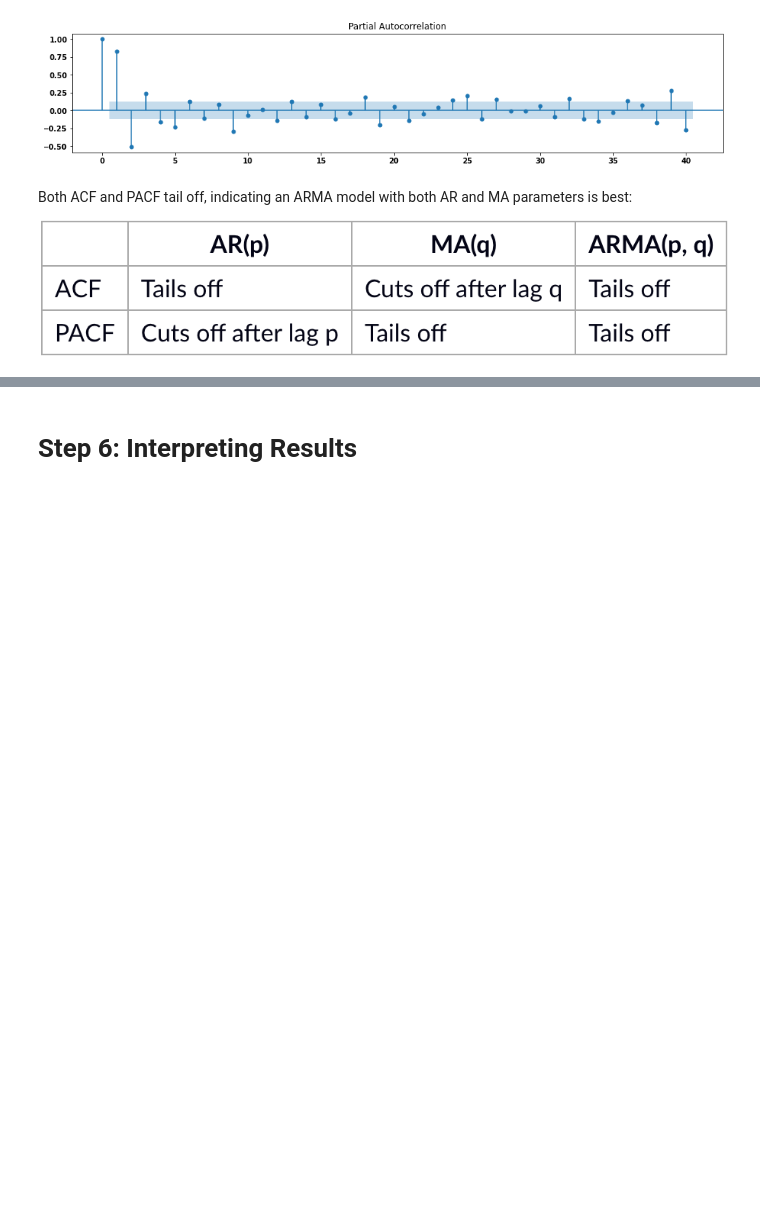
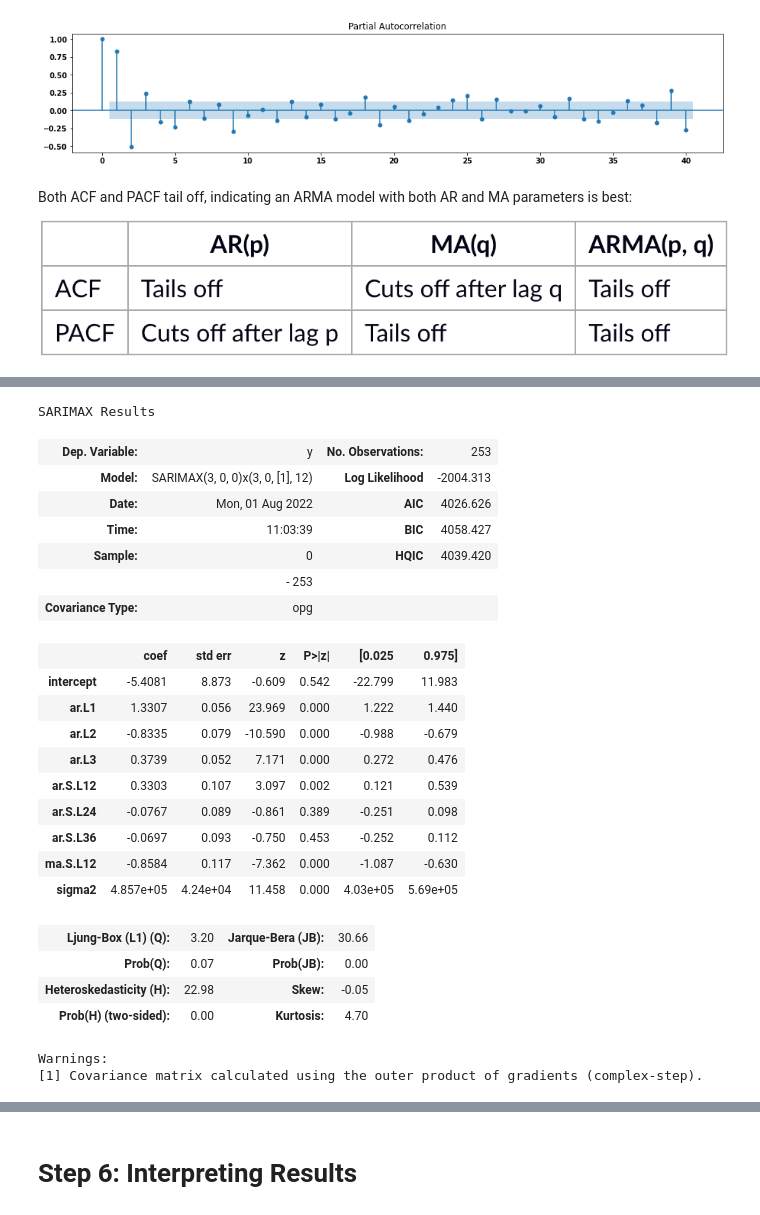
Before and after one commit to yehcolum/ZillowTimeSeries, a Jupyter notebook: time-series/Zillow Data Time Series Analysis.ipynb, the cells around one changed output, grey strips where cells are left out. Cells and saved outputs as stored; diff of their text form; code cells hidden in the pictures; blank space fills up the shorter version.

```diff
--- a/time-series/Zillow Data Time Series Analysis.ipynb
+++ b/time-series/Zillow Data Time Series Analysis.ipynb
@@ -692,0 +760,7 @@ r5_arma.fit()
+# %%
+r1_autoarima = auto_arima(r1_roll_diff, start_p=0, start_q=0, m=12, d=0,
+                          information_criterion='aic', max_d=3, max_q=3,
+                          max_p=3, start_P=0, start_Q=0, D=0, max_P=3, max_Q=3,
+                          max_D=3, seasonal=True, trace=True, stepwise=True
+
+                         )
@@ -692,0 +791,27 @@ r5_arma.fit()
+# %%
+r1_autoarima.summary()
+# %% [output]
+SARIMAX Results
+| Dep. Variable: | y | No. Observations: | 253 |
+| Model: | SARIMAX(3, 0, 0)x(3, 0, [1], 12) | Log Likelihood | -2004.313 |
+| Date: | Mon, 01 Aug 2022 | AIC | 4026.626 |
+| Time: | 11:03:39 | BIC | 4058.427 |
+| Sample: | 0 | HQIC | 4039.420 |
+|  | - 253 |  |  |
+| Covariance Type: | opg |  |  |
+|  | coef | std err | z | P>|z| | [0.025 | 0.975] |
+| intercept | -5.4081 | 8.873 | -0.609 | 0.542 | -22.799 | 11.983 |
+| ar.L1 | 1.3307 | 0.056 | 23.969 | 0.000 | 1.222 | 1.440 |
+| ar.L2 | -0.8335 | 0.079 | -10.590 | 0.000 | -0.988 | -0.679 |
+| ar.L3 | 0.3739 | 0.052 | 7.171 | 0.000 | 0.272 | 0.476 |
+| ar.S.L12 | 0.3303 | 0.107 | 3.097 | 0.002 | 0.121 | 0.539 |
+| ar.S.L24 | -0.0767 | 0.089 | -0.861 | 0.389 | -0.251 | 0.098 |
+| ar.S.L36 | -0.0697 | 0.093 | -0.750 | 0.453 | -0.252 | 0.112 |
+| ma.S.L12 | -0.8584 | 0.117 | -7.362 | 0.000 | -1.087 | -0.630 |
+| sigma2 | 4.857e+05 | 4.24e+04 | 11.458 | 0.000 | 4.03e+05 | 5.69e+05 |
+| Ljung-Box (L1) (Q): | 3.20 | Jarque-Bera (JB): | 30.66 |
+| Prob(Q): | 0.07 | Prob(JB): | 0.00 |
+| Heteroskedasticity (H): | 22.98 | Skew: | -0.05 |
+| Prob(H) (two-sided): | 0.00 | Kurtosis: | 4.70 |
+Warnings:
+[1] Covariance matrix calculated using the outer product of gradients (complex-step).
```
Also changed, not shown: parts of 12 cells of this notebook.
